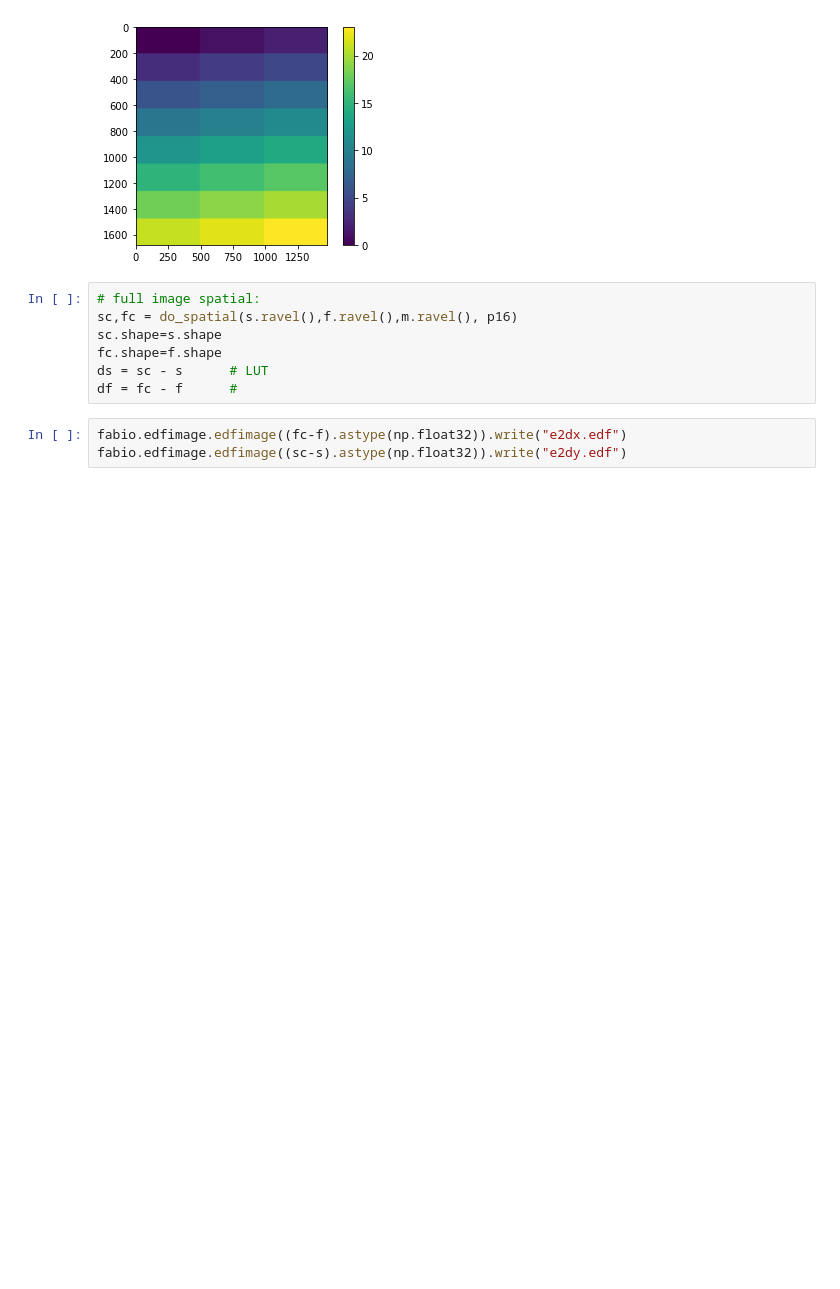
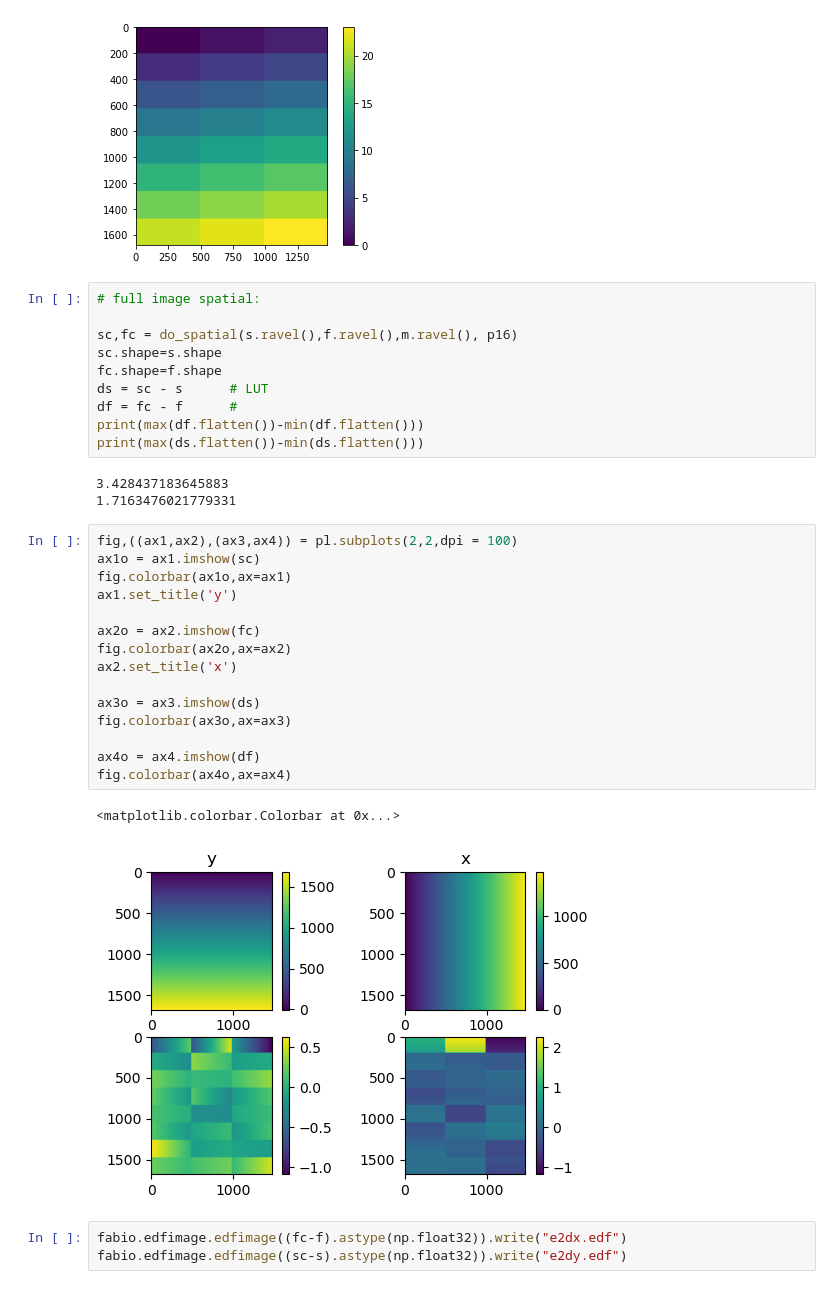
Before and after one commit to msujas/PilatusPowderSpatial, a Jupyter notebook: fitpksPilatus.ipynb, the cells around one changed output. Drawn from its saved outputs; the diff is of its cells as text; blank space fills up the shorter version.

```diff
--- a/fitpksPilatus.ipynb
+++ b/fitpksPilatus.ipynb
@@ -546,11 +530,35 @@ pl.colorbar()
 [figure]
 # %%
 # full image spatial:
+
 sc,fc = do_spatial(s.ravel(),f.ravel(),m.ravel(), p16)
 sc.shape=s.shape
 fc.shape=f.shape
 ds = sc - s      # LUT
 df = fc - f      #
+print(max(df.flatten())-min(df.flatten()))
+print(max(ds.flatten())-min(ds.flatten()))
+# %% [output]
+3.428437183645883
+1.7163476021779331
+# %%
+fig,((ax1,ax2),(ax3,ax4)) = pl.subplots(2,2,dpi = 100)
+ax1o = ax1.imshow(sc)
+fig.colorbar(ax1o,ax=ax1)
+ax1.set_title('y')
+
+ax2o = ax2.imshow(fc)
+fig.colorbar(ax2o,ax=ax2)
+ax2.set_title('x')
+
+ax3o = ax3.imshow(ds)
+fig.colorbar(ax3o,ax=ax3)
+
+ax4o = ax4.imshow(df)
+fig.colorbar(ax4o,ax=ax4)
+# %% [output]
+<matplotlib.colorbar.Colorbar at 0x...>
+[figure, added]
 # %%
 fabio.edfimage.edfimage((fc-f).astype(np.float32)).write("e2dx.edf")
 fabio.edfimage.edfimage((sc-s).astype(np.float32)).write("e2dy.edf")
```
Also changed, not shown: parts of 1 cell of this notebook.
